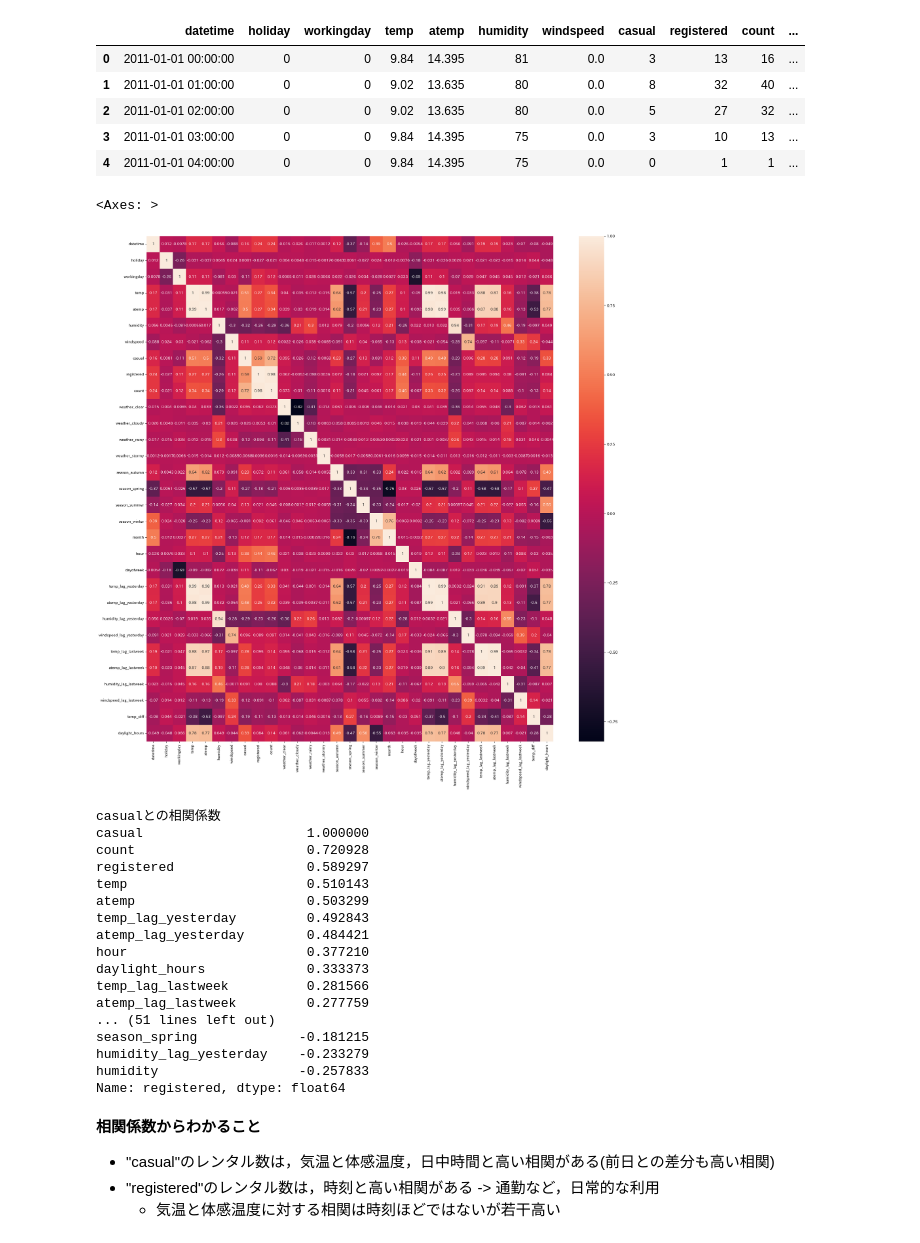
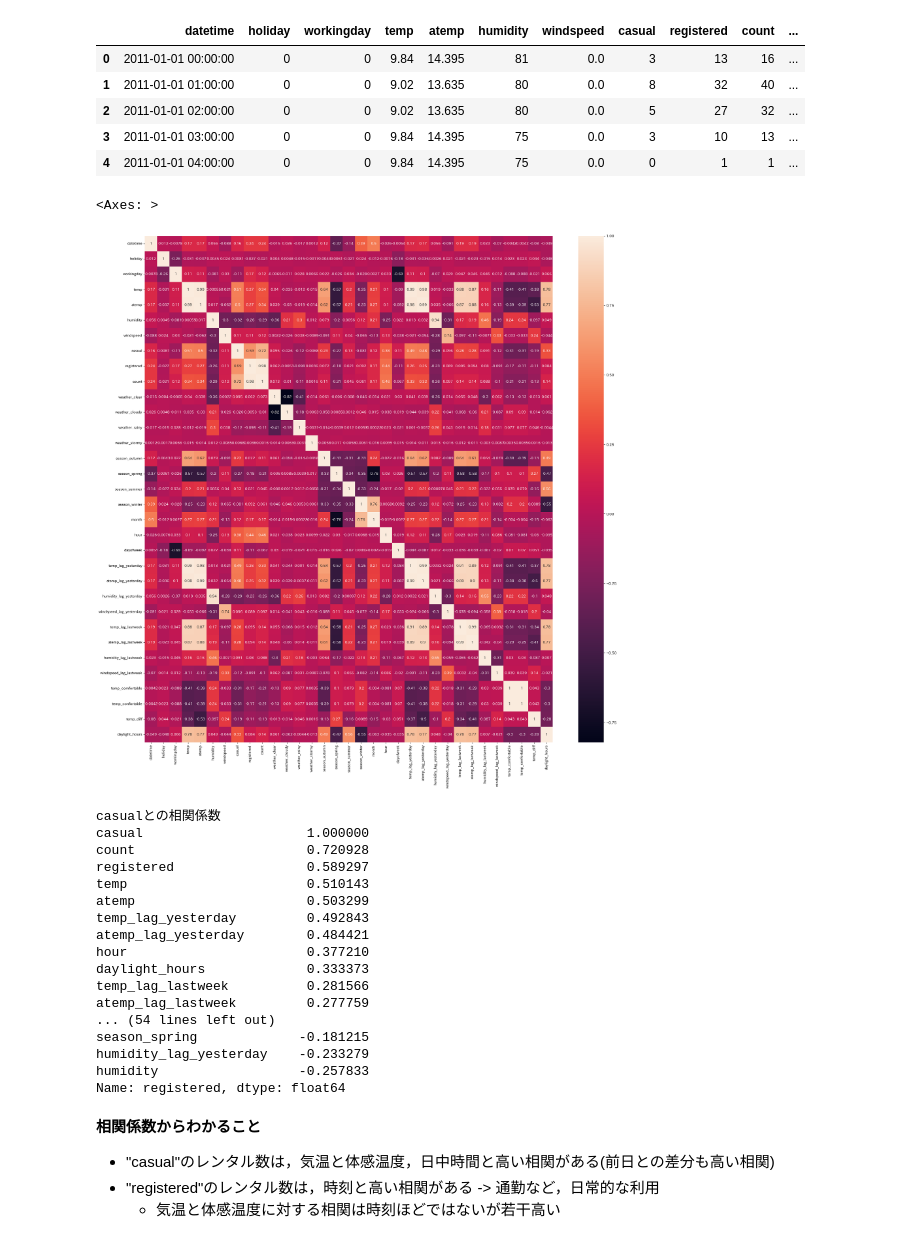
Before and after one commit to moka-coyg/datascience_groupwork, a Jupyter notebook: group8.ipynb, the cells around one changed output. Cells and saved outputs as stored; diff of their text form; code cells hidden in the pictures.

```diff
--- a/group8.ipynb
+++ b/group8.ipynb
@@ -135,6 +135,11 @@ for dataset in both_data:
     dataset["atemp_lag_lastweek"] = dataset["atemp"].shift(7)
     dataset["humidity_lag_lastweek"] = dataset["humidity"].shift(7)
     dataset["windspeed_lag_lastweek"] = dataset["windspeed"].shift(7)
+
+    # 5℃以上30℃以下のときに1, それ以外のときに0を割り当てる
+    dataset.loc[(dataset['temp'] <= 5) | (dataset['temp'] >= 30), 'temp_comfortable'] = 0
+    dataset.loc[(dataset['temp'] > 5) & (dataset['temp'] < 30), 'temp_comfortable'] = 1
+    dataset['temp_confortable'] = dataset['temp_comfortable'].astype(int)
 # %%
 train_data.head()
 # %% [output]
@@ -354,20 +360,20 @@ train_data.head()
 | 3 | 2011-01-01 03:00:00 | 0 | 0 | 9.84 | 14.395 | 75 | 0.0 | 3 | 10 | 13 | ... |
 | 4 | 2011-01-01 04:00:00 | 0 | 0 | 9.84 | 14.395 | 75 | 0.0 | 0 | 1 | 1 | ... |
 # %%
-plt.figure(figsize = (24, 24))
-sns.heatmap(train_data.corr(), annot = True) # ヒートマップの表示
+plt.figure(figsize = (25, 25))
+sns.heatmap(train_data.corr("pearson"), annot = True) # ピアソンの相関係数のヒートマップの表示
 # %% [output]
 <Axes: >
-[figure, old version]
+[figure, new version]
 # %%
 # 相関係数が高い特徴量を値とともに順に表示
-high_corr_casual = train_data.corr()["casual"].sort_values(ascending=False)
-high_corr_registered = train_data.corr()["registered"].sort_values(ascending=False)
+high_corr_casual = train_data.corr("pearson")["casual"].sort_values(ascending=False)
+high_corr_registered = train_data.corr("pearson")["registered"].sort_values(ascending=False)
 
 print("casualとの相関係数")
 print(high_corr_casual)
 
-print("\nregisteredとの相関係数")
+print("registeredとの相関係数")
 print(high_corr_registered)
 # %% [output]
 casualとの相関係数
@@ -382,7 +388,7 @@ hour                       0.377210
 daylight_hours             0.333373
 temp_lag_lastweek          0.281566
 atemp_lag_lastweek         0.277759
-... (51 lines left out)
+... (54 lines left out)
 season_spring             -0.181215
 humidity_lag_yesterday    -0.233279
 humidity                  -0.257833
```
Also changed, not shown: parts of 11 cells of this notebook, 1 other file.
